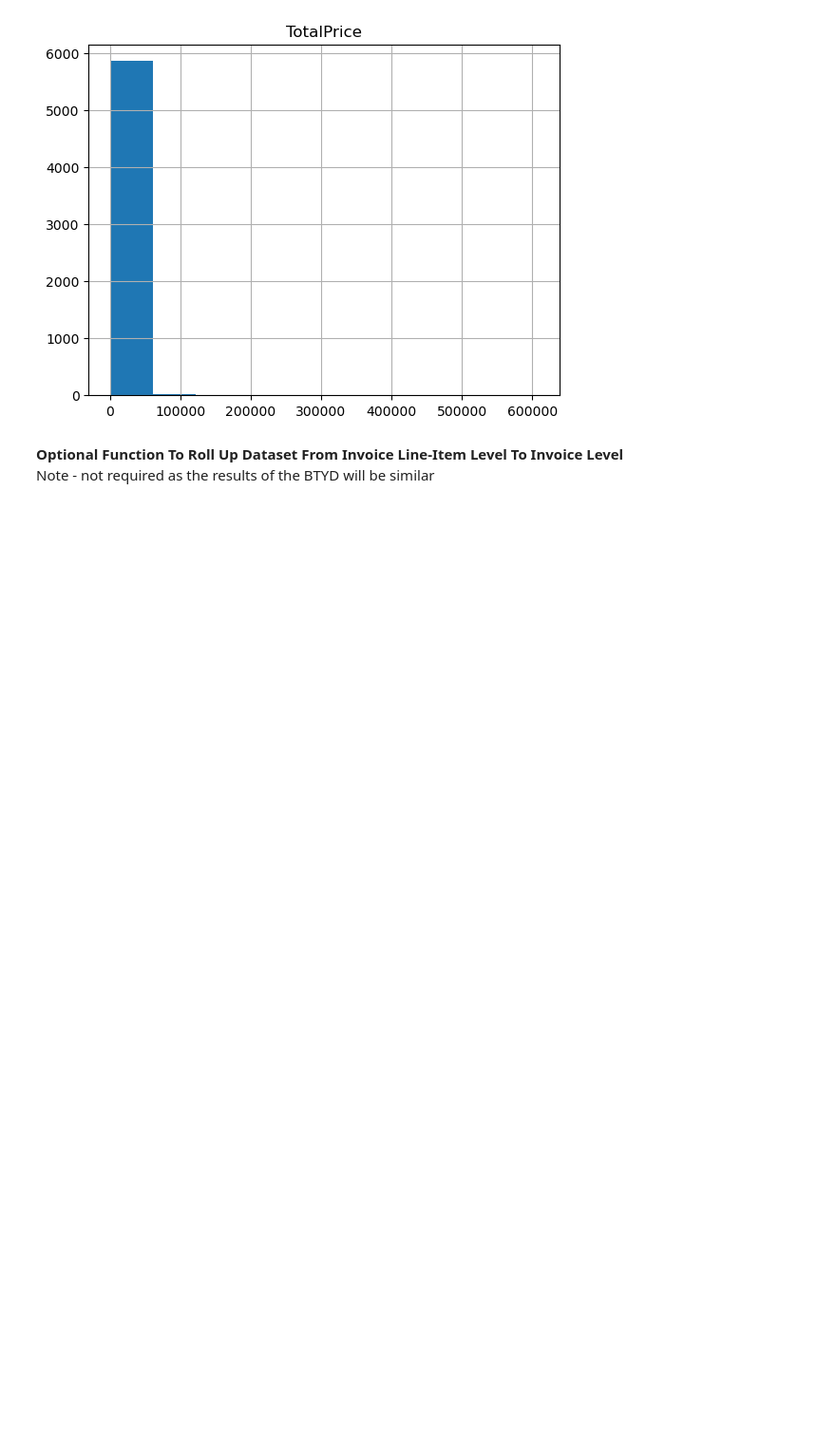
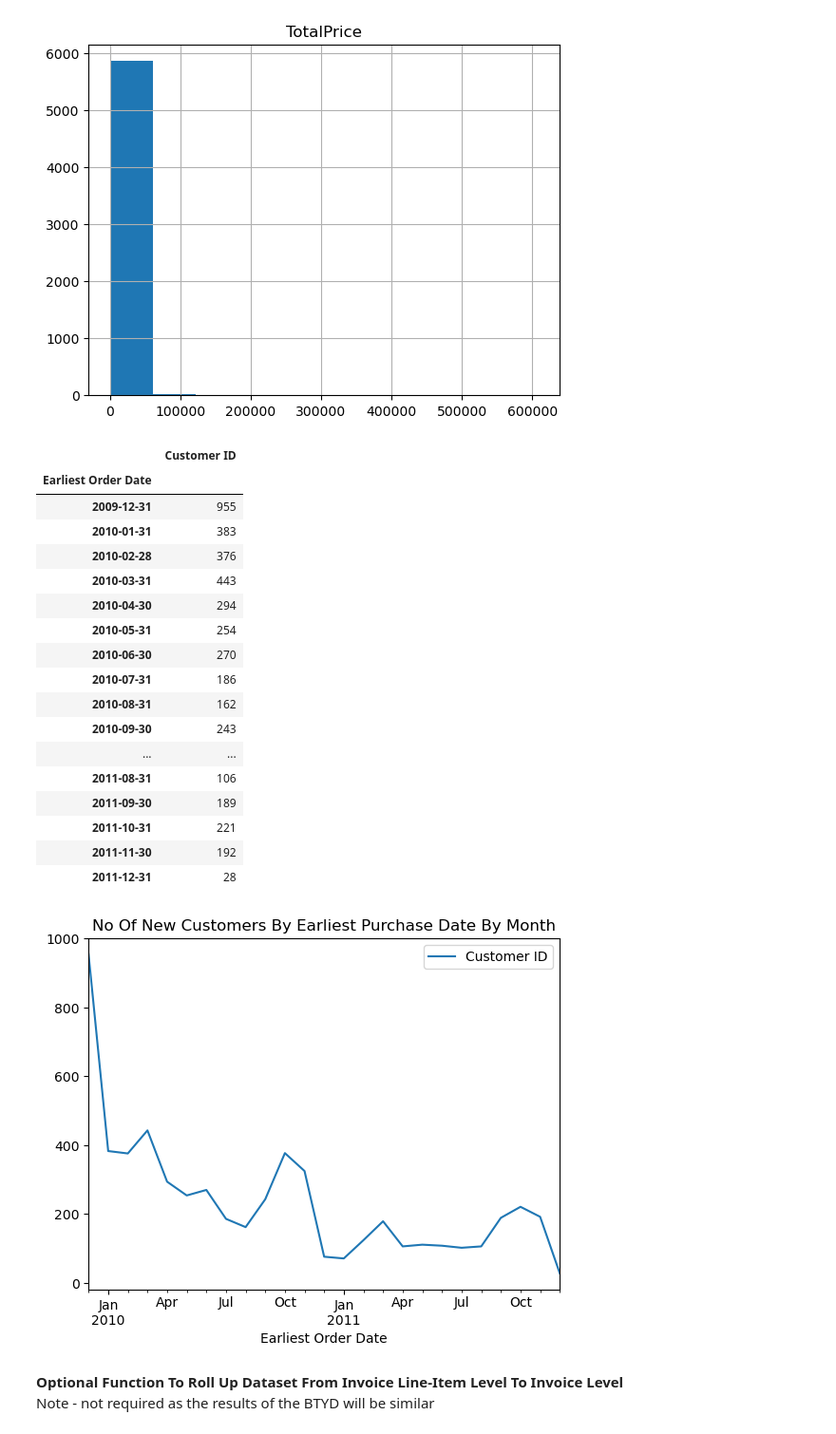
Before and after one commit to ZhijingEu/Customer_Lifetime_Values_BTYD_Modelling_PyMCMarketing, a Jupyter notebook: Buy-Till-You-Die_OLRetail_PyMCMktg_.ipynb, the cells around one changed output. Shown at 95% size. Drawn from its saved outputs; the diff is of its cells as text; code cells hidden in the pictures; blank space fills up the shorter version.

```diff
--- a/Buy-Till-You-Die_OLRetail_PyMCMktg_.ipynb
+++ b/Buy-Till-You-Die_OLRetail_PyMCMktg_.ipynb
@@ -139,0 +243,10 @@ data_by_line_item_transaction_clean.describe(include='all').T
+# %%
+data_agg_by_day=aggregate_by_time(full_data_by_line_item_transaction_clean,
+                                   "Invoice",
+                                   "Transaction Id",
+                                   "Customer ID",
+                                   "InvoiceDate",
+                                   "TotalPrice",
+                                   "d")
+
+data_agg_by_day
@@ -197,6 +367,37 @@ df_customer_spend.hist()
 array([[<Axes: title={'center': 'TotalPrice'}>]], dtype=object)
 [figure]
 [figure]
+# %%
+customer_earliest_order_date=pd.DataFrame(data_agg_by_day.groupby(['Customer ID'])['InvoiceDate'].min())
+customer_earliest_order_date.rename(columns = {'InvoiceDate':'Earliest Order Date'}, inplace = True)
+customer_earliest_order_date=customer_earliest_order_date.reset_index()
+customer_joining_by_month=pd.DataFrame(customer_earliest_order_date.groupby([
+                 pd.Grouper(key='Earliest Order Date', axis=0,freq='ME')
+               ])["Customer ID"].count())
+
+
+customer_joining_by_month.plot(title='No Of New Customers By Earliest Purchase Date By Month')
+customer_joining_by_month
+# %% [output]
+|  | Customer ID |
+| Earliest Order Date |  |
+| 2009-12-31 | 955 |
+| 2010-01-31 | 383 |
+| 2010-02-28 | 376 |
+| 2010-03-31 | 443 |
+| 2010-04-30 | 294 |
+| 2010-05-31 | 254 |
+| 2010-06-30 | 270 |
+| 2010-07-31 | 186 |
+| 2010-08-31 | 162 |
+| 2010-09-30 | 243 |
+| ... | ... |
+| 2011-08-31 | 106 |
+| 2011-09-30 | 189 |
+| 2011-10-31 | 221 |
+| 2011-11-30 | 192 |
+| 2011-12-31 | 28 |
+[figure, added]
 # %% [markdown]
 <b>Optional Function To Roll Up Dataset From Invoice Line-Item Level To Invoice Level</b>
 <br>Note - not required as the results of the BTYD will be similar
```
Also changed, not shown: parts of 18 cells of this notebook.
